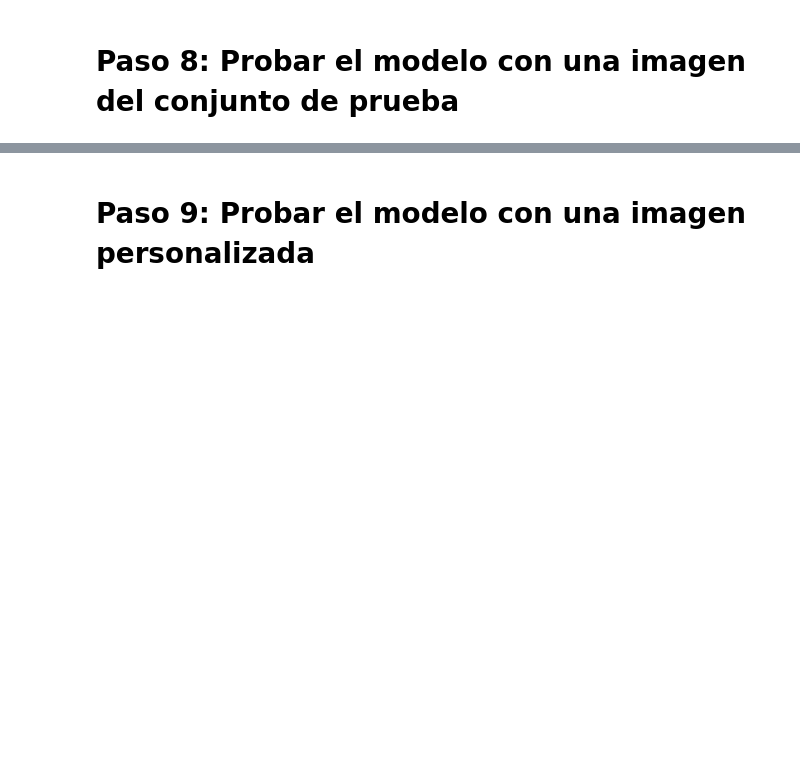
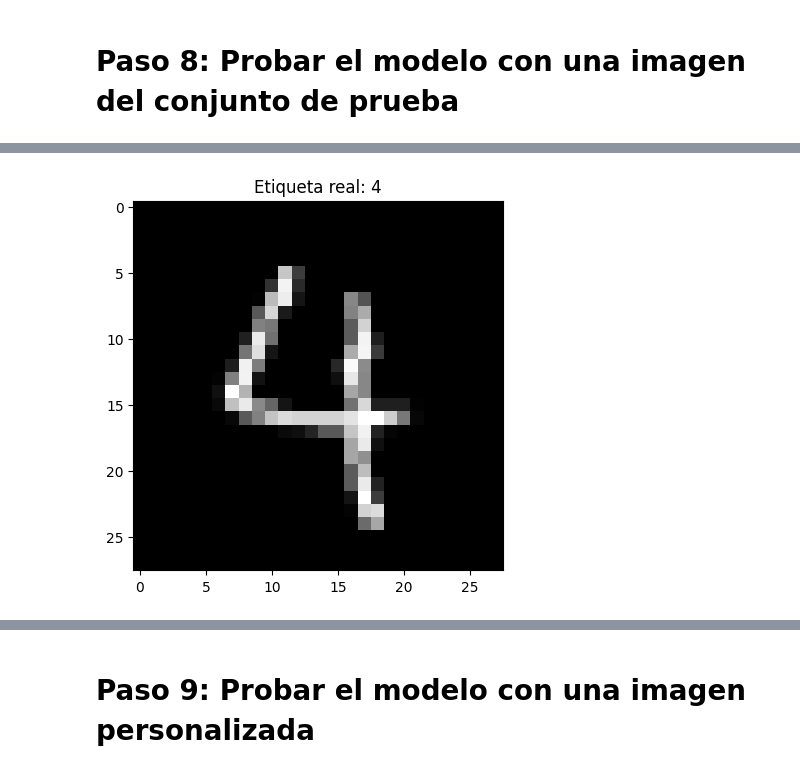
Before and after one commit to Chas-kv/Inteligencia-artificial-ejercicio1, a Jupyter notebook: Ejercicio_mision1.ipynb, the cells around one changed output, grey strips where cells are left out. Drawn from its saved outputs; the diff is of its cells as text; code cells hidden in the pictures; blank space fills up the shorter version.

```diff
--- a/Ejercicio_mision1.ipynb
+++ b/Ejercicio_mision1.ipynb
@@ -52,0 +54,9 @@ model.compile(optimizer='adam',
+# %%
+# Generador de datos con aumentación
+datagen = ImageDataGenerator(
+    rotation_range=15,
+    width_shift_range=0.2,
+    height_shift_range=0.2,
+    zoom_range=0.2,
+    horizontal_flip=True
+)
@@ -52,0 +66,8 @@ model.compile(optimizer='adam',
+# %%
+# Entrenar el modelo usando el generador de datos con Early Stopping
+history = model.fit(
+    datagen.flow(train_images, train_labels, batch_size=64),
+    validation_data=(test_images, test_labels),
+    epochs=15,
+    callbacks=[early_stopping]
+)
@@ -105,0 +126,20 @@ plt.show()
+# %%
+test_image = test_images[24]
+test_label = test_labels[24]  # Esta es la etiqueta correcta, para referencia
+
+# Mostrar la imagen
+plt.imshow(test_image.reshape(28, 28), cmap='gray')
+plt.title(f"Etiqueta real: {test_label}")
+plt.show()
+
+# Preprocesar la imagen de prueba
+test_image = test_image.reshape((1, 28, 28, 1))  # Cambiar forma a (1, 28, 28, 1)
+
+# Realizar la predicción
+predictions = model.predict(test_image)
+
+# Obtener la clase predicha (el dígito) con el índice de mayor probabilidad
+predicted_label = np.argmax(predictions)
+print(f'Predicción del modelo: {predicted_label}')
+# %% [output]
+[figure, added]
```
Also changed, not shown: parts of 18 cells of this notebook, 5 other files.
